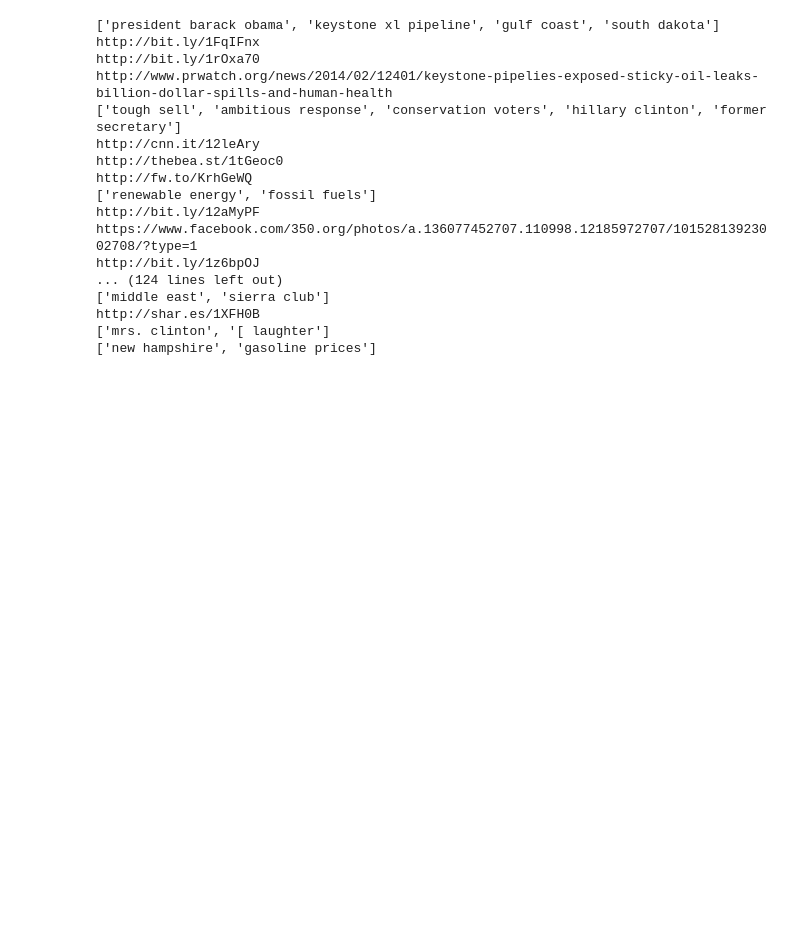
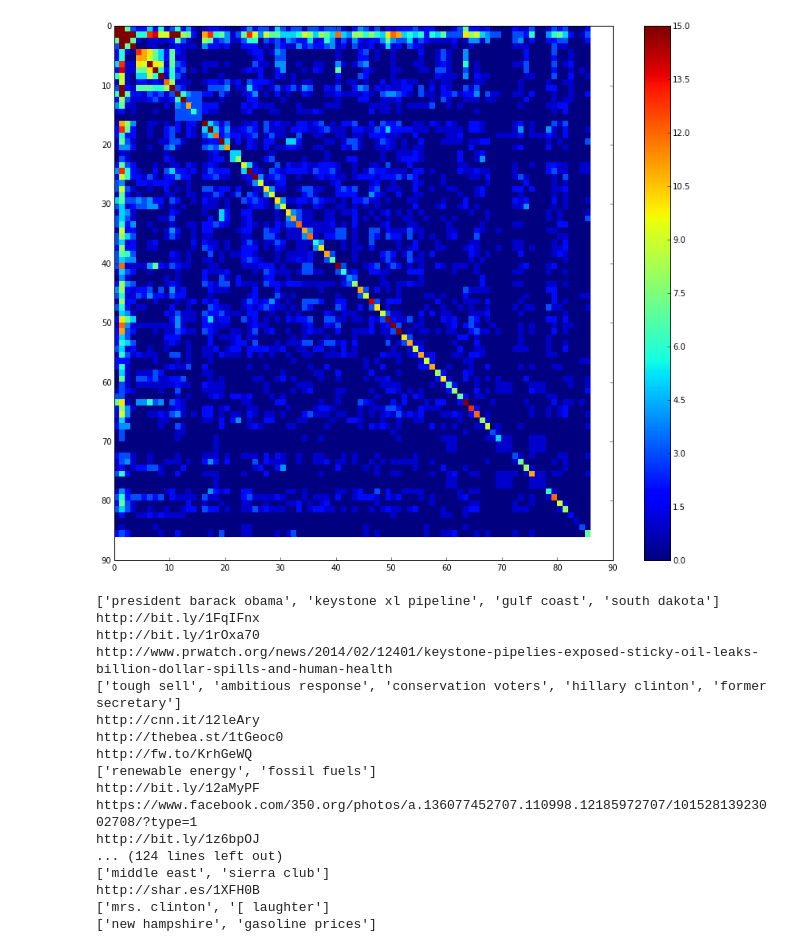
Before and after one commit to Anand-/nlp2014_final, a Jupyter notebook: demo_2.ipynb, the cells around one changed output. Drawn from its saved outputs; the diff is of its cells as text; code cells hidden in the pictures; blank space fills up the shorter version.

```diff
--- a/demo_2.ipynb
+++ b/demo_2.ipynb
@@ -46,4 +50,4 @@ df['common_chunks']=grouping_util.get_keyphrase_columns(chunk_map, df, make_keyp
 # %%
 groups=grouping_util.get_groups(df_overlap, doc_percents=False,set_filters=df.common_chunks, min_matches=3)
 # %%
-grouping_util.get_grouped_df(df_overlap,groups)
+group_df=grouping_util.get_grouped_df(df_overlap,groups)
@@ -69,3 +75,11 @@ grouping_util.get_grouped_df(df_overlap,groups)
+# %%
+plt.figure(figsize=(14,12))
+plt.pcolor(group_df.ix[:,2:], vmax=15)
+plt.gca().invert_yaxis()
+plt.colorbar()
+plt.show()
+# %% [output]
+[figure, added]
 # %%
 for g in groups:
     print g
```
Also changed, not shown: parts of 4 cells of this notebook, 8 other files.
